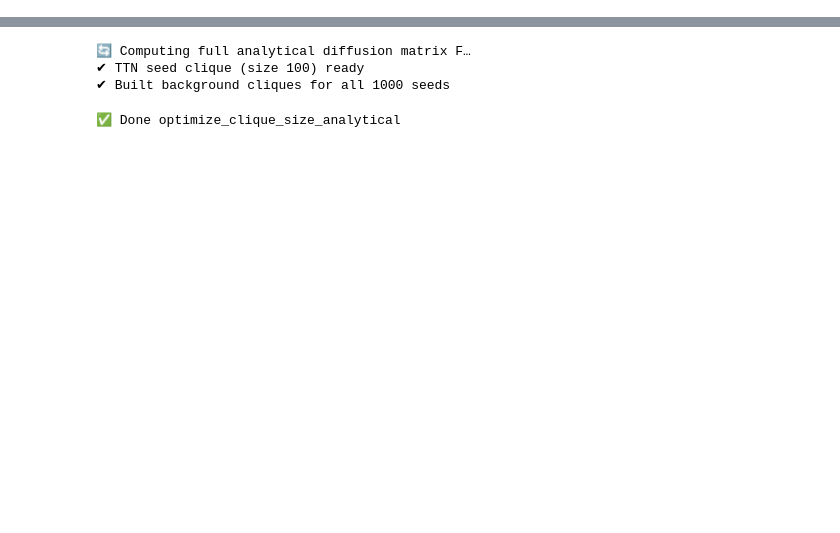
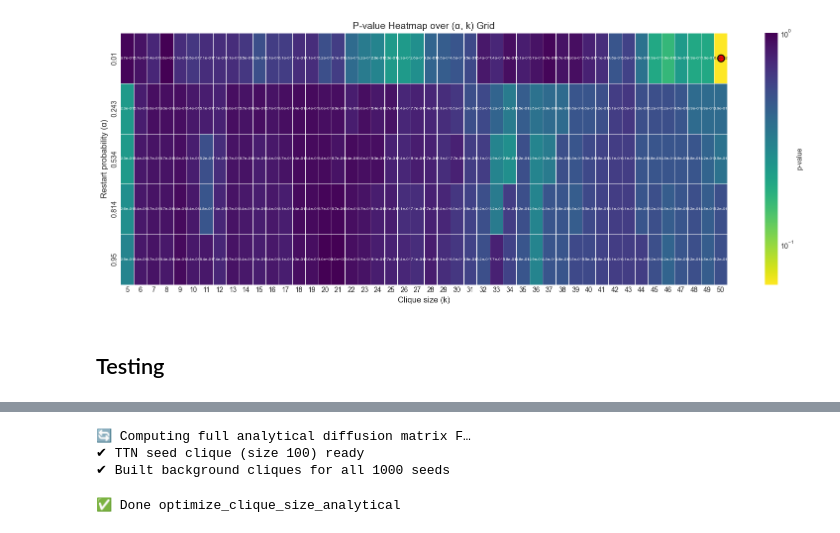
Before and after one commit to ethanoutangoun/chromatin-heart-dev, a Jupyter notebook: optimizer.ipynb, the cells around one changed output, grey strips where cells are left out. Saved outputs shown, nothing was run; the diff lists cells and outputs as text; code cells hidden in the pictures; blank space fills up the shorter version.

```diff
--- a/optimizer.ipynb
+++ b/optimizer.ipynb
@@ -68,0 +84,9 @@ best_alpha, best_k, best_clique, final_pval, trial_history = core.optimizer.opti
+# %%
+import core.visuals
+
+
+core.visuals.plot_pval_heatmap_from_log('full_alpha_k_log.csv')
+# %% [output]
+[figure, added]
+# %% [markdown]
+## Testing
```
Also changed, not shown: parts of 17 cells of this notebook, 4 other files.
